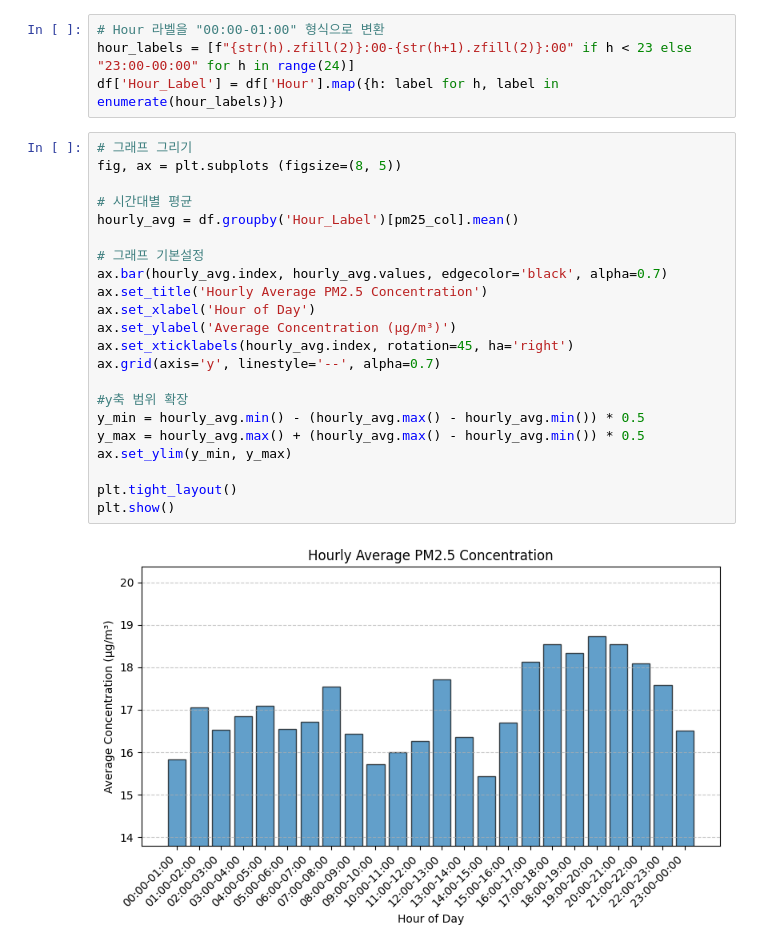
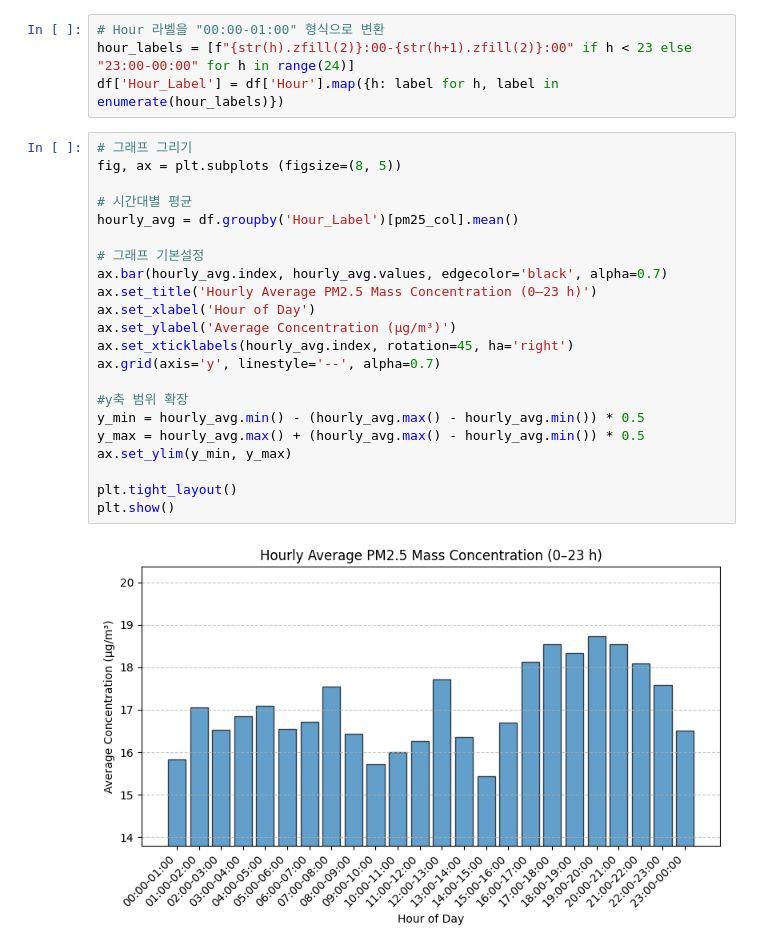
Before and after one commit to hyen0322/Data, a Jupyter notebook: PM2.5 Histogram.ipynb, the cells around one changed output. Saved outputs shown, nothing was run; the diff lists cells and outputs as text.

```diff
--- a/PM2.5 Histogram.ipynb
+++ b/PM2.5 Histogram.ipynb
@@ -169,24 +169,24 @@ df['Hour_Label'] = df['Hour'].map({h: label for h, label in enumerate(hour_label
 # %%
 # 그래프 그리기
 fig, ax = plt.subplots (figsize=(8, 5))
 
 # 시간대별 평균
 hourly_avg = df.groupby('Hour_Label')[pm25_col].mean()
 
 # 그래프 기본설정
 ax.bar(hourly_avg.index, hourly_avg.values, edgecolor='black', alpha=0.7)
-ax.set_title('Hourly Average PM2.5 Concentration')
+ax.set_title('Hourly Average PM2.5 Mass Concentration (0–23 h)')
 ax.set_xlabel('Hour of Day')
 ax.set_ylabel('Average Concentration (µg/m³)')
 ax.set_xticklabels(hourly_avg.index, rotation=45, ha='right')
 ax.grid(axis='y', linestyle='--', alpha=0.7)
 
 #y축 범위 확장
 y_min = hourly_avg.min() - (hourly_avg.max() - hourly_avg.min()) * 0.5
 y_max = hourly_avg.max() + (hourly_avg.max() - hourly_avg.min()) * 0.5
 ax.set_ylim(y_min, y_max)
 
 plt.tight_layout()
 plt.show()
 # %% [output]
-[figure, old version]
+[figure, new version]
```
Also changed, not shown: parts of 2 cells of this notebook.
